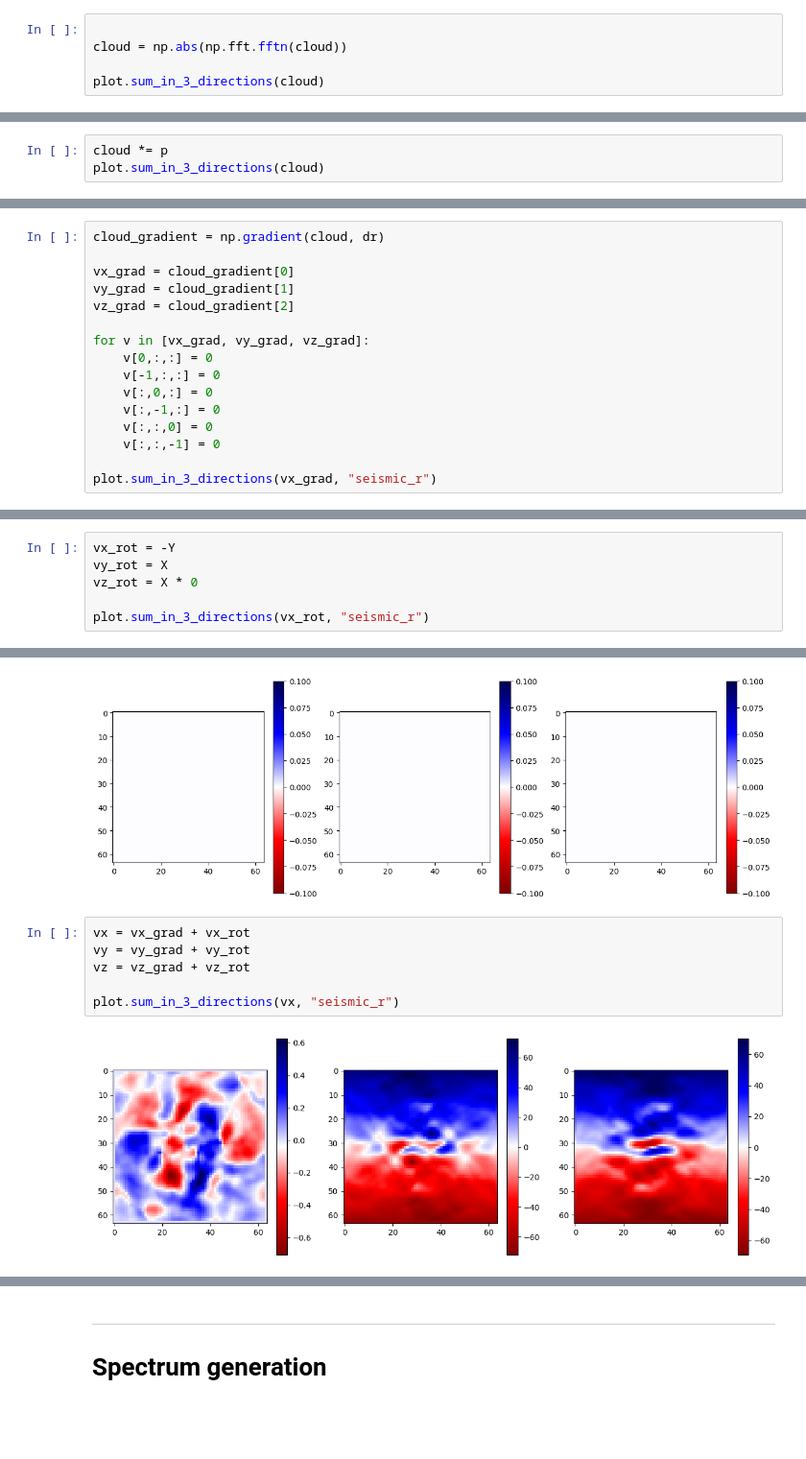
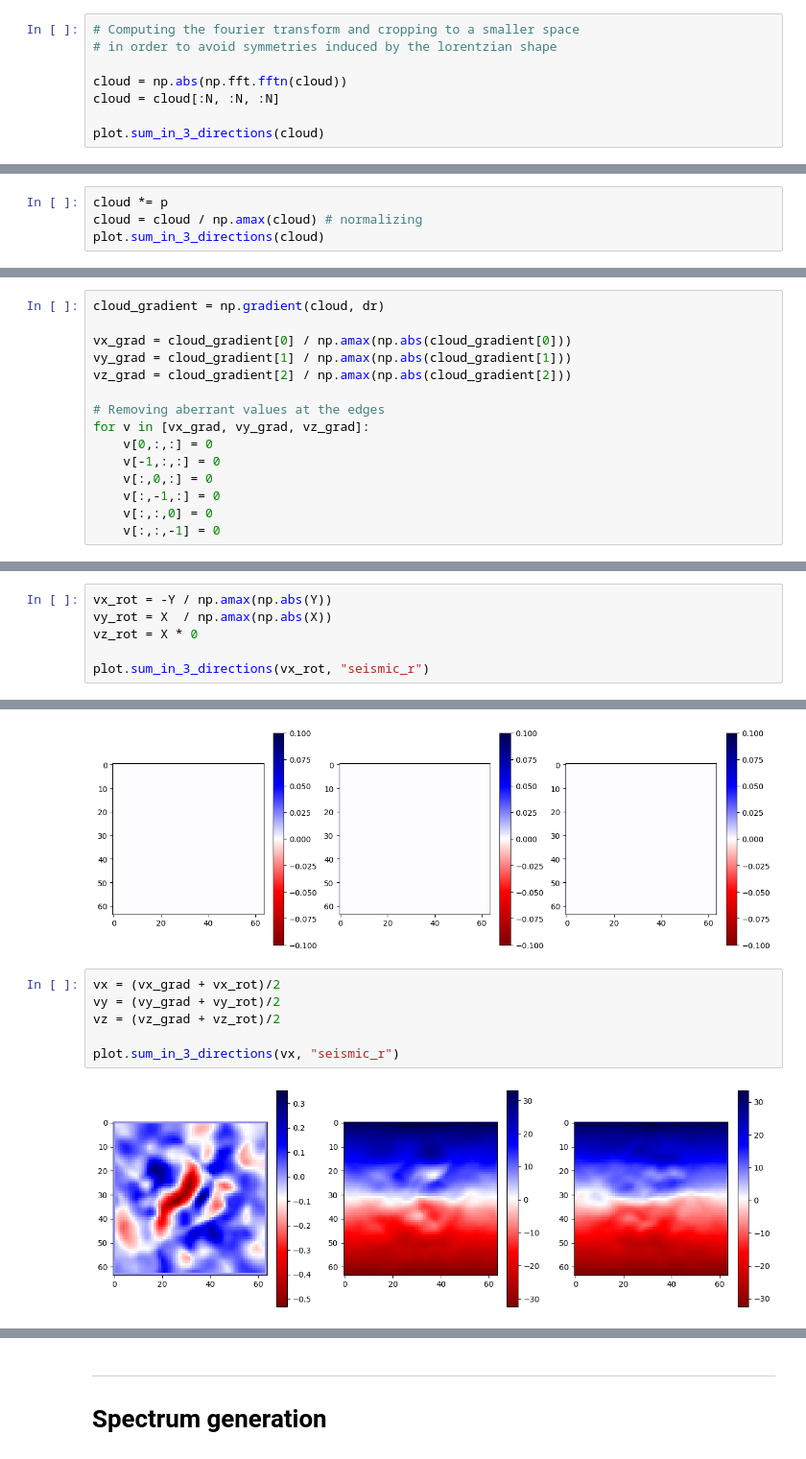
Before and after one commit to LeiRoF/M2-Internship, a Jupyter notebook: Generate_Dataset.ipynb, the cells around one changed output, grey strips where cells are left out. Shown at 96% size. Saved outputs shown, nothing was run; the diff lists cells and outputs as text; blank space fills up the shorter version.

```diff
--- a/Generate_Dataset.ipynb
+++ b/Generate_Dataset.ipynb
@@ -32,6 +49,9 @@ plot.sum_in_3_directions(cloud)
 # %%
+# Computing the fourier transform and cropping to a smaller space
+# in order to avoid symmetries induced by the lorentzian shape
 
 cloud = np.abs(np.fft.fftn(cloud))
+cloud = cloud[:N, :N, :N]
 
 plot.sum_in_3_directions(cloud)
 # %% [output]
@@ -44,5 +64,6 @@ plot.sum_in_3_directions(p)
 [figure]
 # %%
 cloud *= p
+cloud = cloud / np.amax(cloud) # normalizing
 plot.sum_in_3_directions(cloud)
 # %% [output]
@@ -54,10 +75,11 @@ plot.sum_in_3_directions(cloud)
 # %%
 cloud_gradient = np.gradient(cloud, dr)
 
-vx_grad = cloud_gradient[0]
-vy_grad = cloud_gradient[1]
-vz_grad = cloud_gradient[2]
+vx_grad = cloud_gradient[0] / np.amax(np.abs(cloud_gradient[0]))
+vy_grad = cloud_gradient[1] / np.amax(np.abs(cloud_gradient[1]))
+vz_grad = cloud_gradient[2] / np.amax(np.abs(cloud_gradient[2]))
 
+# Removing aberrant values at the edges
 for v in [vx_grad, vy_grad, vz_grad]:
     v[0,:,:] = 0
     v[-1,:,:] = 0
@@ -65,5 +87,3 @@ for v in [vx_grad, vy_grad, vz_grad]:
     v[:,-1,:] = 0
     v[:,:,0] = 0
     v[:,:,-1] = 0
-
-plot.sum_in_3_directions(vx_grad, "seismic_r")
@@ -80,6 +102,6 @@ plot.sum_in_3_directions(vz_grad, "seismic_r")
 # %%
-vx_rot = -Y
-vy_rot = X
+vx_rot = -Y / np.amax(np.abs(Y))
+vy_rot = X  / np.amax(np.abs(X))
 vz_rot = X * 0
 
 plot.sum_in_3_directions(vx_rot, "seismic_r")
@@ -96,13 +118,13 @@ plot.sum_in_3_directions(vz_rot, "seismic_r")
 # %% [output]
 [figure]
 # %%
-vx = vx_grad + vx_rot
-vy = vy_grad + vy_rot
-vz = vz_grad + vz_rot
+vx = (vx_grad + vx_rot)/2
+vy = (vy_grad + vy_rot)/2
+vz = (vz_grad + vz_rot)/2
 
 plot.sum_in_3_directions(vx, "seismic_r")
 # %% [output]
-[figure, old version]
+[figure, new version]
 # %%
 plot.sum_in_3_directions(vy, "seismic_r")
 # %% [output]
```
Also changed, not shown: parts of 22 cells of this notebook, 2 other files.
